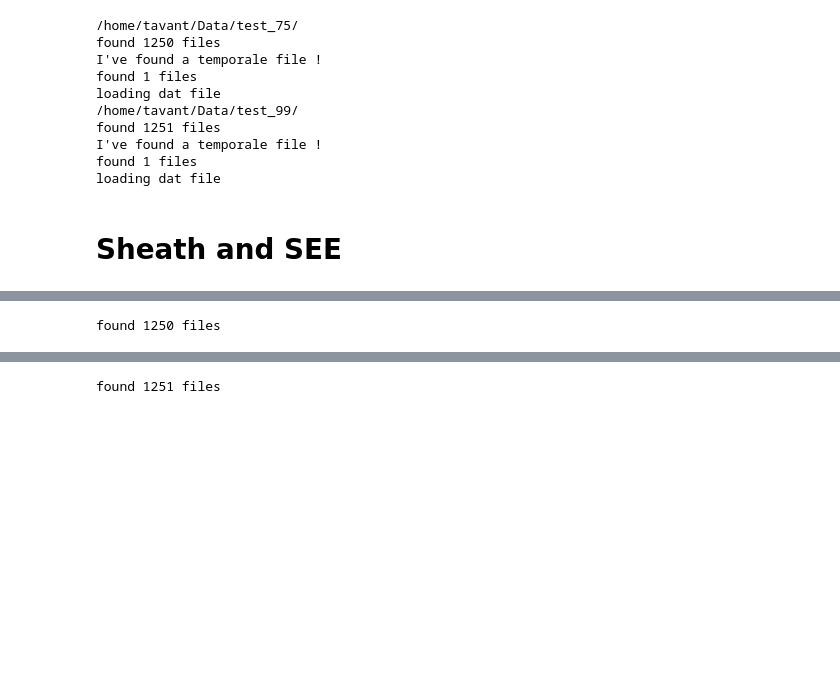
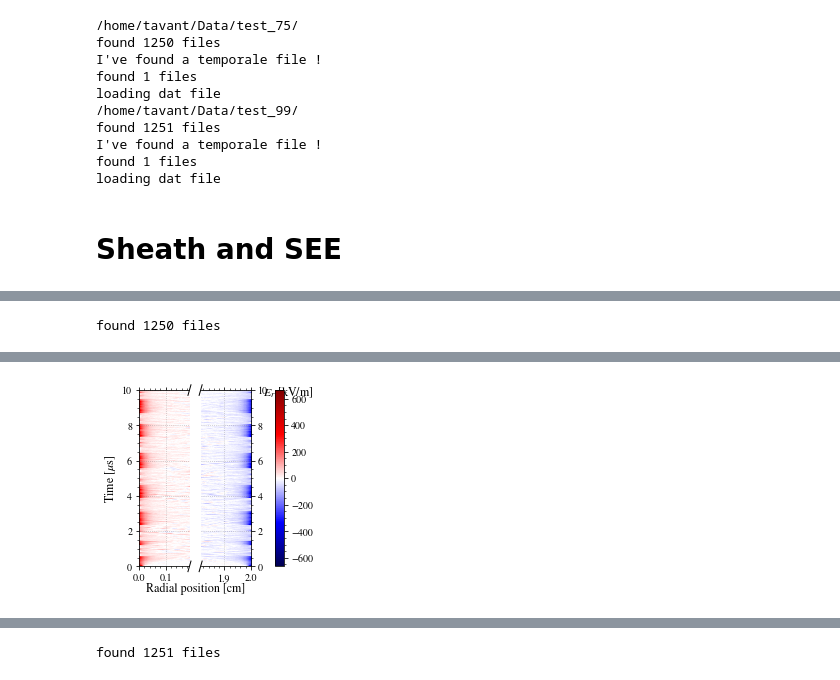
Before and after one commit to antoinetavant/PhD_thesis_manuscript, a Jupyter notebook: src/Chapitre2/figure/Dielectrics.ipynb, the cells around one changed output, grey strips where cells are left out. Saved outputs shown, nothing was run; the diff lists cells and outputs as text; code cells hidden in the pictures; blank space fills up the shorter version.

```diff
--- a/src/Chapitre2/figure/Dielectrics.ipynb
+++ b/src/Chapitre2/figure/Dielectrics.ipynb
@@ -384,14 +409,17 @@ found 1250 files
+# %%
+
+Er_nodiel = get_2Dcut(paths[2])
+print_2Dcut(Er_nodiel, paths[2])
 # %%
 #Er_nodiel = get_2Dcut(paths[2])
 #ax = print_2Dcut(np.r_[Er_nodiel[:, 0:100].T,Er_nodiel[:, -100:-1].T].T, paths[2])
 #ax.axvspan(0.9,1.1, facecolor="w")
 
 
-
 F = field(paths[2])
 
 f,(ax,ax2) = plt.subplots(1,2,sharey=True, facecolor='w',
-                          figsize=(5,3),
+                          figsize=(3,3),
                           gridspec_kw={"wspace":0.1, "bottom":0.5})
 vlim = np.abs(Er_nodiel).max()
 vmin = -vlim
@@ -444,10 +472,11 @@ ax2.plot((-d,+d), (-d,+d), **kwargs)
 cb = f.colorbar(im2, ax=ax2)
 
 
-cb.ax.set_ylabel("$E_r$ [kV/m]", fontsize=12)
+#cb.ax.set_ylabel("$E_r$ [kV/m]", fontsize=12)
+ax.text(0,-1.5," ")
+plt.text(1, 1.4, "$E_r$ [kV/m]", fontsize=12, )
 
-ax.text(0,-1.5," ")
-plt.text(0.3, -0.1, "Radial position [cm]", fontsize=12, )
-plt.savefig("Er_2dcut_noDiel_RSO.png", dpi=300)
+plt.text(0.25, -0.05, "Radial position [cm]", fontsize=12, )
+plt.savefig("Er_2dcut_noDiel_RSO.png", dpi=300, bbox_inches="tight")
 # %% [output]
 found 1250 files
@@ -455,0 +483 @@ found 1250 files
+[figure, added]
```
Also changed, not shown: parts of 12 cells of this notebook, 6 other files.
